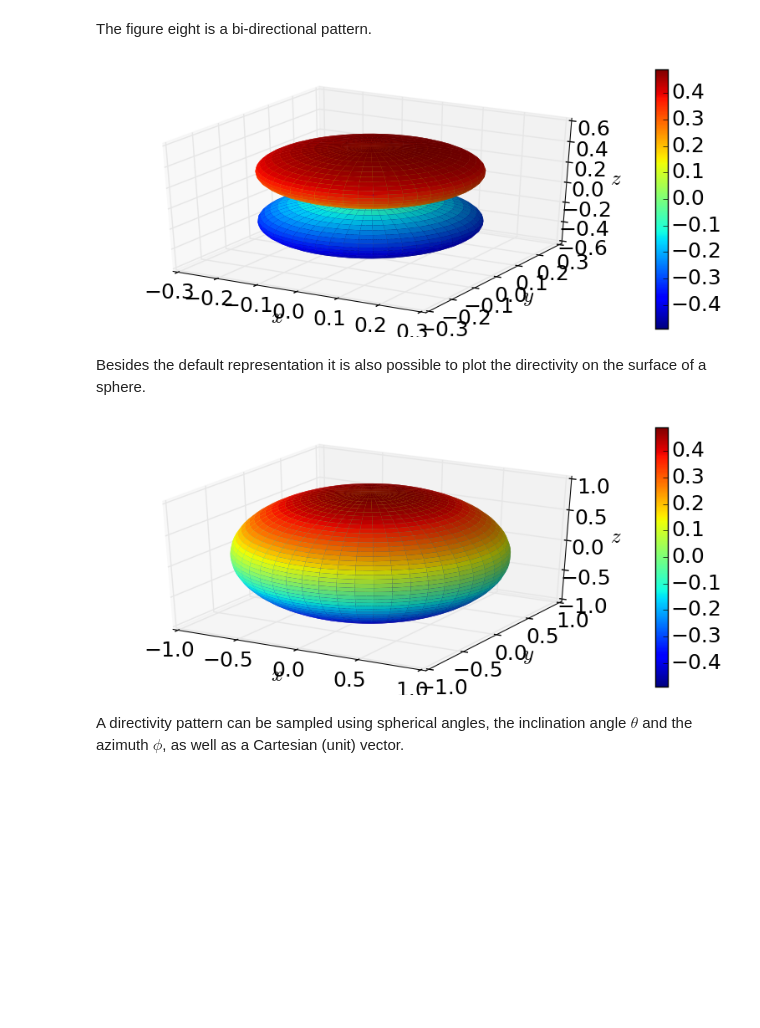
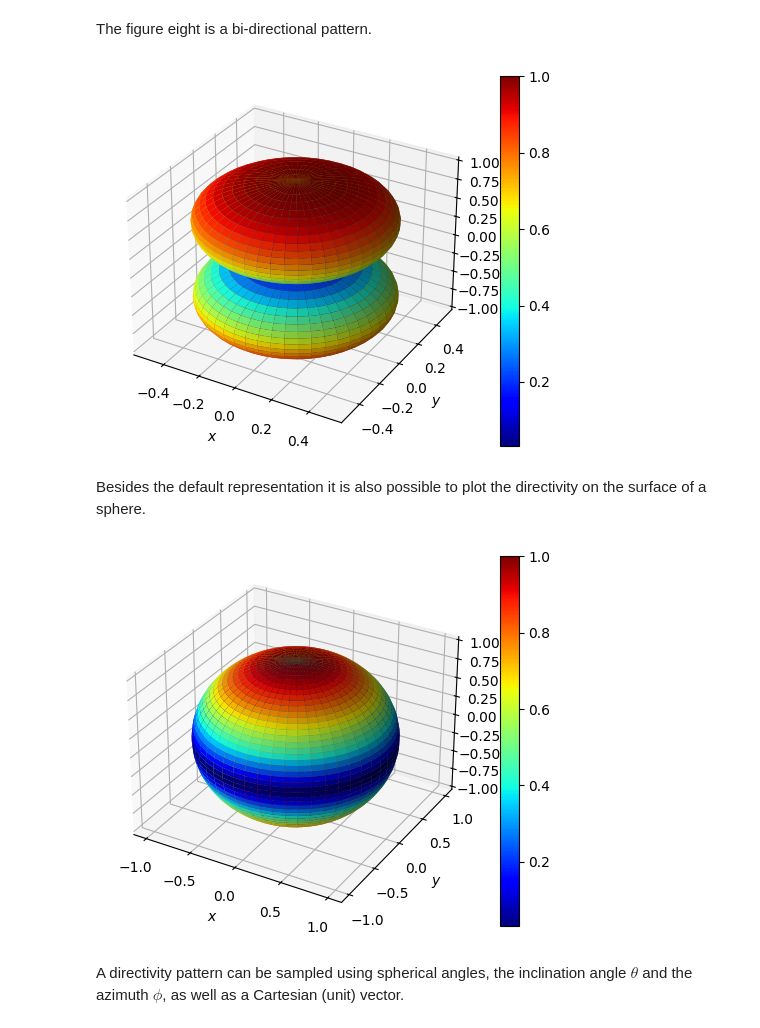
Before and after one commit to Universite-Gustave-Eiffel/acoustic-toolbox, a Jupyter notebook: examples/directivity_example.ipynb, the cells around one changed output. Cells and saved outputs as stored; diff of their text form; code cells hidden in the pictures; blank space fills up the shorter version.

```diff
--- a/examples/directivity_example.ipynb
+++ b/examples/directivity_example.ipynb
@@ -32,15 +31,15 @@ fig = d.plot()
 The figure eight is a bi-directional pattern.
 # %%
 d = FigureEight()
-fig = d.plot()
+fig = plot(d)
 # %% [output]
-[figure, old version]
+[figure, new version]
 # %% [markdown]
 Besides the default representation it is also possible to plot the directivity on the surface of a sphere.
 # %%
-fig = d.plot(sphere=True)
+fig = plot(d, sphere=True)
 # %% [output]
-[figure, old version]
+[figure, new version]
 # %% [markdown]
 A directivity pattern can be sampled using spherical angles, the inclination angle $\theta$ and the azimuth $\phi$, as well as a Cartesian (unit) vector.
 # %%
```
Also changed, not shown: parts of 8 cells of this notebook, 1 other file.
